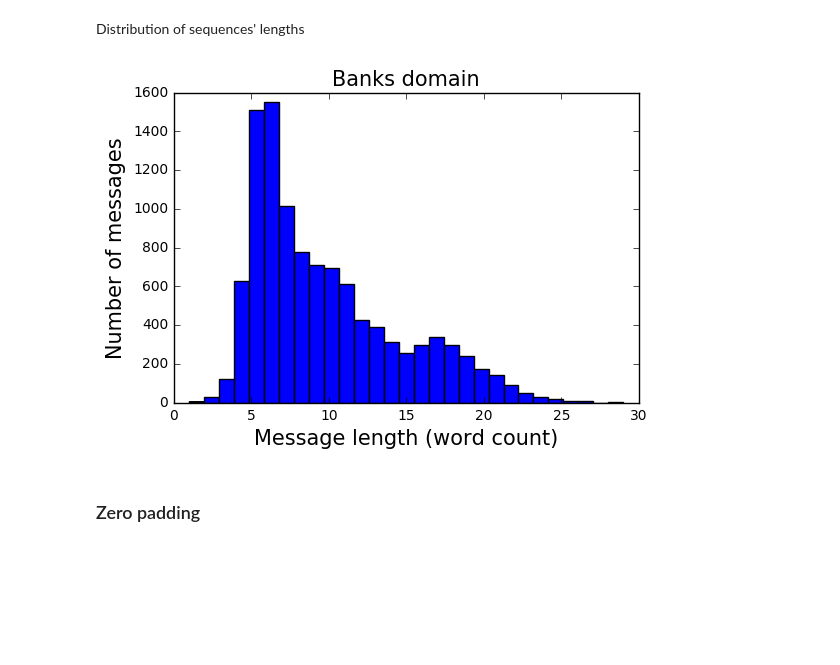
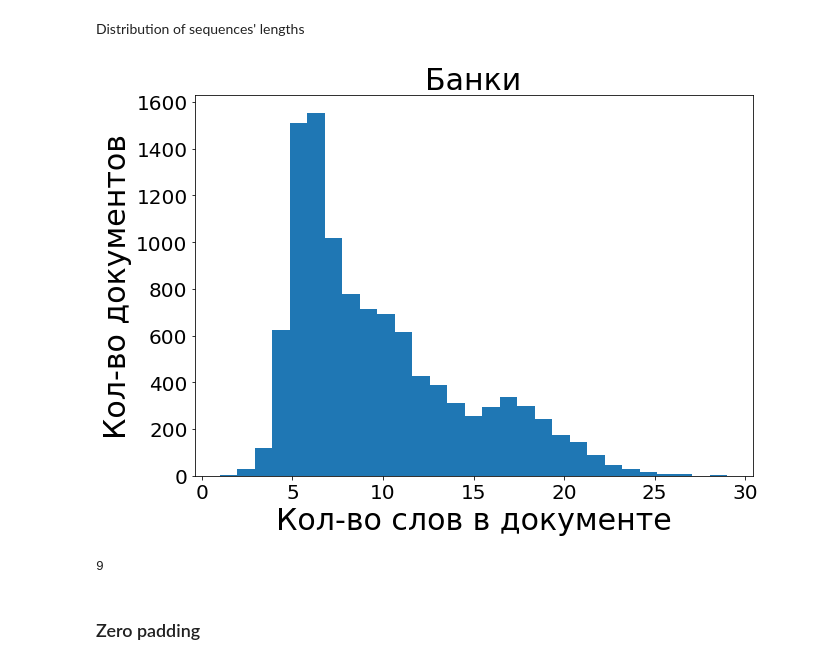
Before and after one commit to ilivans/attention-sentiment, a Jupyter notebook: code/experiments_banks.ipynb, the cells around one changed output. Drawn from its saved outputs; the diff is of its cells as text; code cells hidden in the pictures; blank space fills up the shorter version.

```diff
--- a/code/experiments_banks.ipynb
+++ b/code/experiments_banks.ipynb
@@ -86,13 +86,19 @@ X = cPickle.load(open('../data/X_bank_train_full.pkl', 'rb'))
 Distribution of sequences' lengths
 # %%
 length_max = max(map(len, X))
+plt.figure(figsize=(10,7))
 plt.hist(map(len, X), bins=length_max)
-plt.title("Banks domain", fontsize=15)
-plt.xlabel("Message length (word count)", fontsize=15)
-plt.ylabel("Number of messages", fontsize=15)
+plt.title(u"Банки", fontsize=30)
+plt.xlabel(u"Кол-во слов в документе", fontsize=30)
+plt.ylabel(u"Кол-во документов", fontsize=30)
+plt.tick_params(labelsize=20)
 plt.show()
 # %% [output]
-[figure, old version]
+[figure, new version]
+# %%
+sum(map(len, X)) / len(X)
+# %% [output]
+9
 # %% [markdown]
 ### Zero padding
 # %%
```
Also changed, not shown: parts of 1 cell of this notebook, 15 other files.
